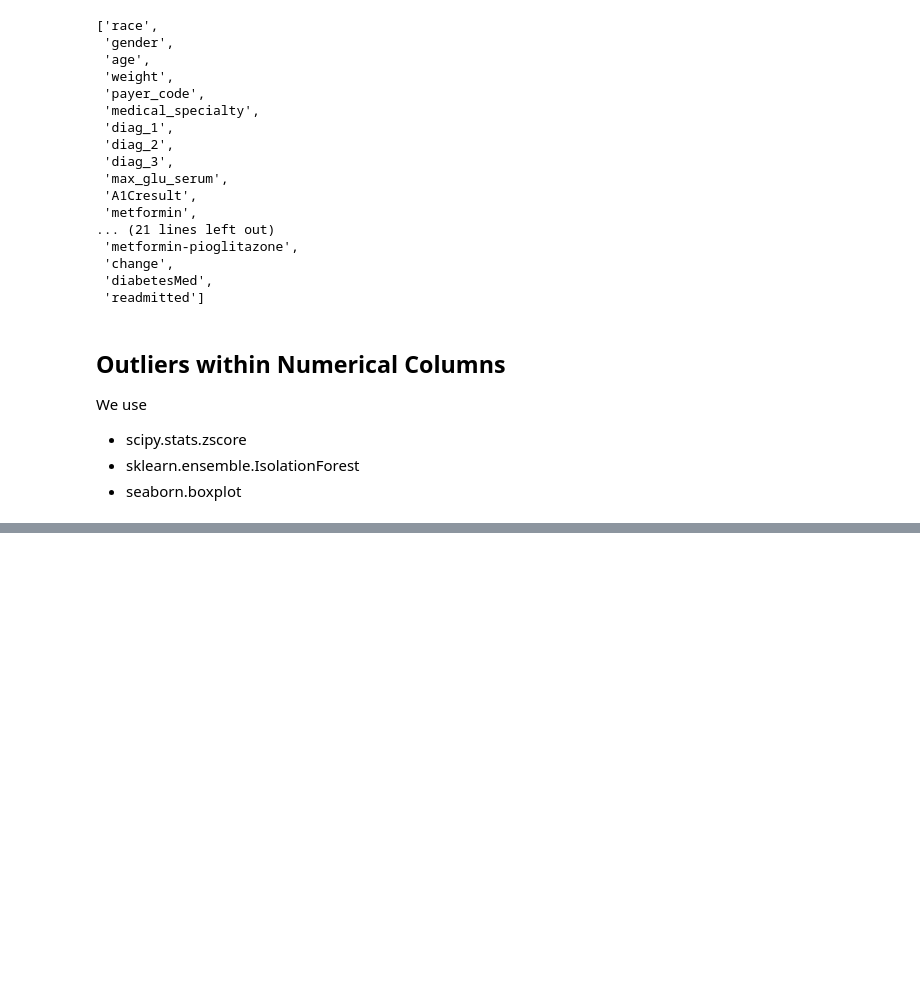
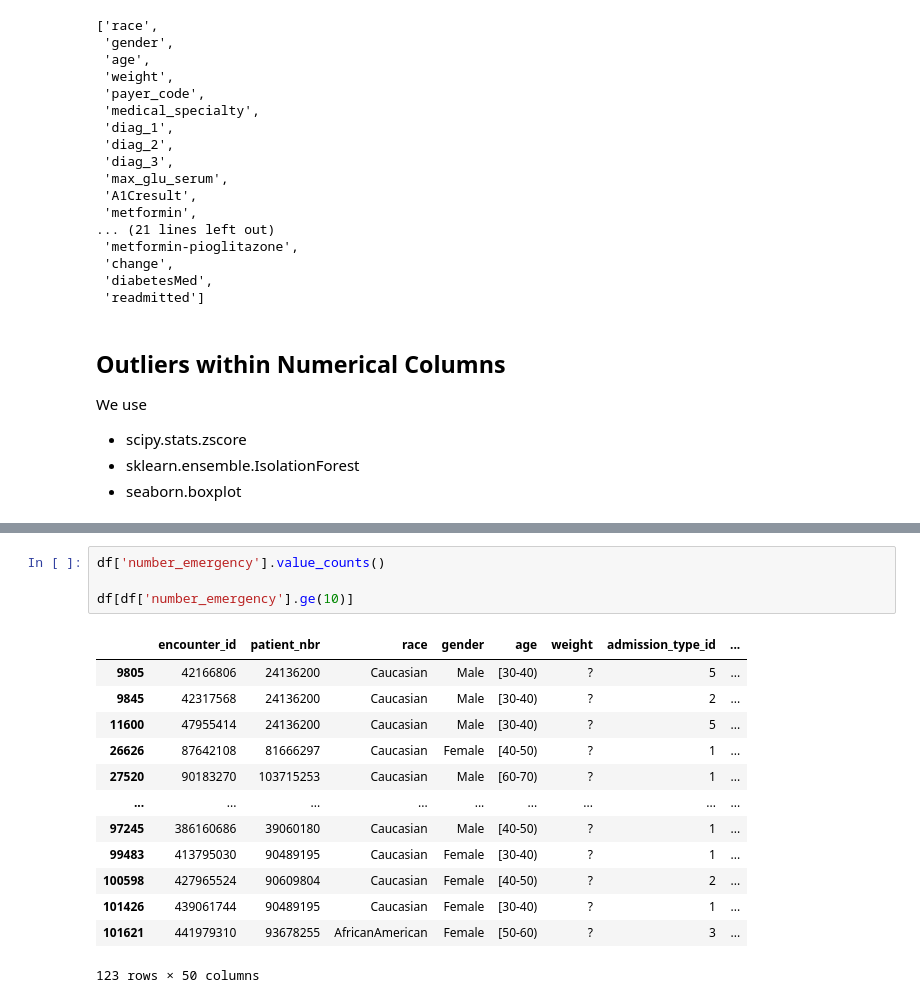
Before and after one commit to Erdos-Projects/fall-2026-hospital-readmission-for-diabetes, a Jupyter notebook: notebooks/feature_selection.ipynb, the cells around one changed output, grey strips where cells are left out. Cells and saved outputs as stored; diff of their text form; blank space fills up the shorter version.

```diff
--- a/notebooks/feature_selection.ipynb
+++ b/notebooks/feature_selection.ipynb
@@ -181,0 +259,18 @@ plt.show()
+# %%
+df['number_emergency'].value_counts()
+
+df[df['number_emergency'].ge(10)]
+# %% [output]
+|  | encounter_id | patient_nbr | race | gender | age | weight | admission_type_id | ... |
+| 9805 | 42166806 | 24136200 | Caucasian | Male | [30-40) | ? | 5 | ... |
+| 9845 | 42317568 | 24136200 | Caucasian | Male | [30-40) | ? | 2 | ... |
+| 11600 | 47955414 | 24136200 | Caucasian | Male | [30-40) | ? | 5 | ... |
+| 26626 | 87642108 | 81666297 | Caucasian | Female | [40-50) | ? | 1 | ... |
+| 27520 | 90183270 | 103715253 | Caucasian | Male | [60-70) | ? | 1 | ... |
+| ... | ... | ... | ... | ... | ... | ... | ... | ... |
+| 97245 | 386160686 | 39060180 | Caucasian | Male | [40-50) | ? | 1 | ... |
+| 99483 | 413795030 | 90489195 | Caucasian | Female | [30-40) | ? | 1 | ... |
+| 100598 | 427965524 | 90609804 | Caucasian | Female | [40-50) | ? | 2 | ... |
+| 101426 | 439061744 | 90489195 | Caucasian | Female | [30-40) | ? | 1 | ... |
+| 101621 | 441979310 | 93678255 | AfricanAmerican | Female | [50-60) | ? | 3 | ... |
+123 rows × 50 columns
```
Also changed, not shown: parts of 6 cells of this notebook, 9 other files.
